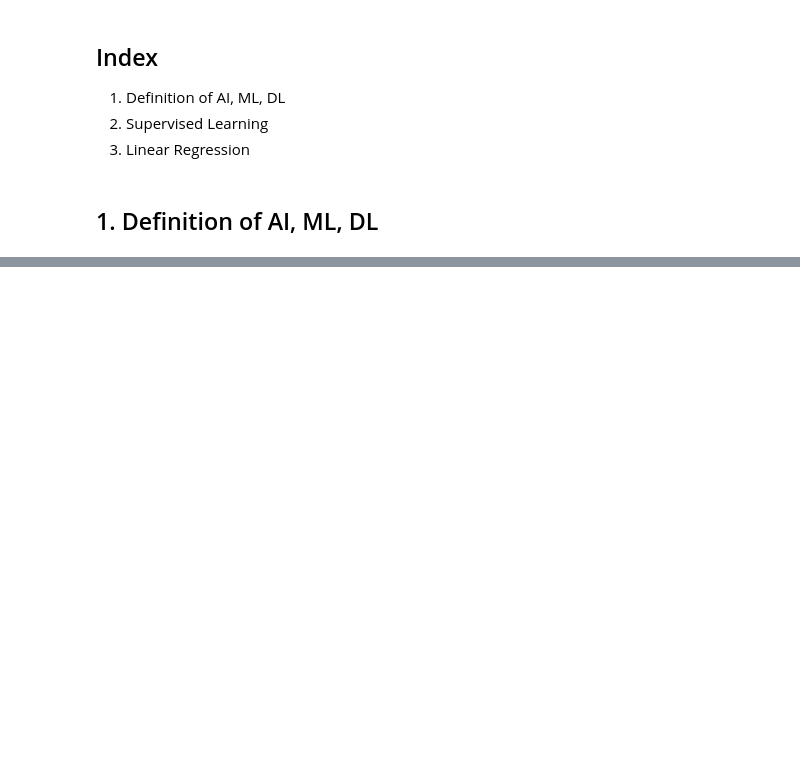
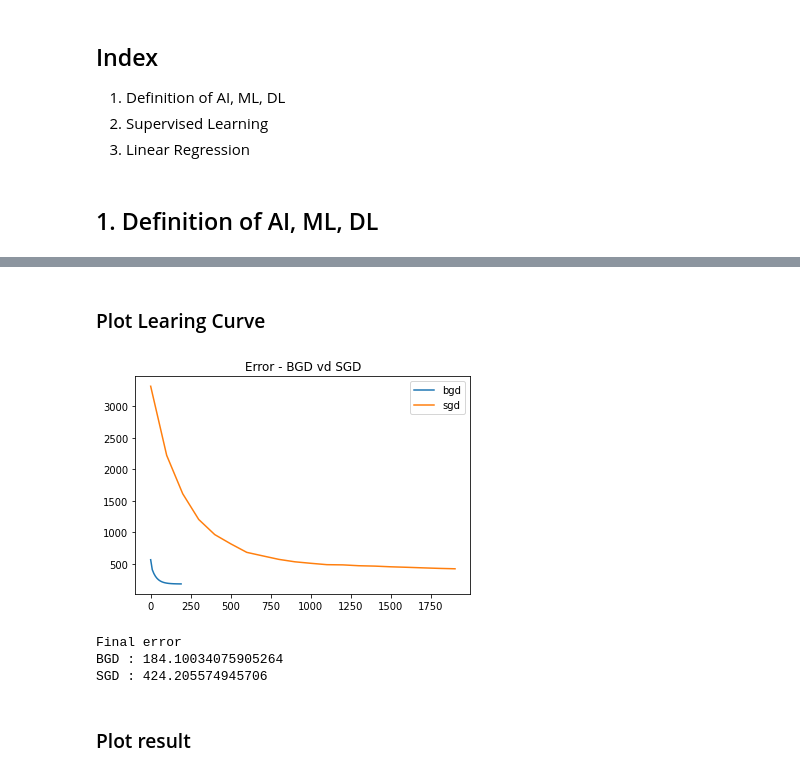
Before and after one commit to gnbhub/gnbai20211, a Jupyter notebook: lecturenote/week4-dohun.ipynb, the cells around one changed output, grey strips where cells are left out. Drawn from its saved outputs; the diff is of its cells as text; code cells hidden in the pictures; blank space fills up the shorter version.

```diff
--- a/lecturenote/week4-dohun.ipynb
+++ b/lecturenote/week4-dohun.ipynb
@@ -40,0 +126,6 @@ Week 4 : Machine Learning Basics, Linear Regression
+# %%
+bgd = LinearRegressor(opt='bgd')
+
+bgd.fit(x_train, y_train, epochs=200)
+
+print('weight :', bgd.weight)
@@ -40,0 +152,6 @@ Week 4 : Machine Learning Basics, Linear Regression
+# %%
+sgd = LinearRegressor(opt='sgd')
+
+sgd.fit(x_train, y_train, epochs=2000, print_step=100)
+
+print('weight :', sgd.weight)
@@ -40,0 +176,20 @@ Week 4 : Machine Learning Basics, Linear Regression
+# %% [markdown]
+### Plot Learing Curve
+# %%
+plt.plot(range(0, 200, 10), bgd.history, label='bgd')
+plt.plot(range(0, 2000, 100), sgd.history, label='sgd')
+
+plt.title('Error - BGD vd SGD')
+plt.legend()
+plt.show()
+
+print('Final error')
+print('BGD :', bgd.history[-1])
+print('SGD :', sgd.history[-1])
+# %% [output]
+[figure, added]
+Final error
+BGD : 184.10034075905264
+SGD : 424.205574945706
+# %% [markdown]
+### Plot result
```
Also changed, not shown: parts of 23 cells of this notebook, 1 other file.
